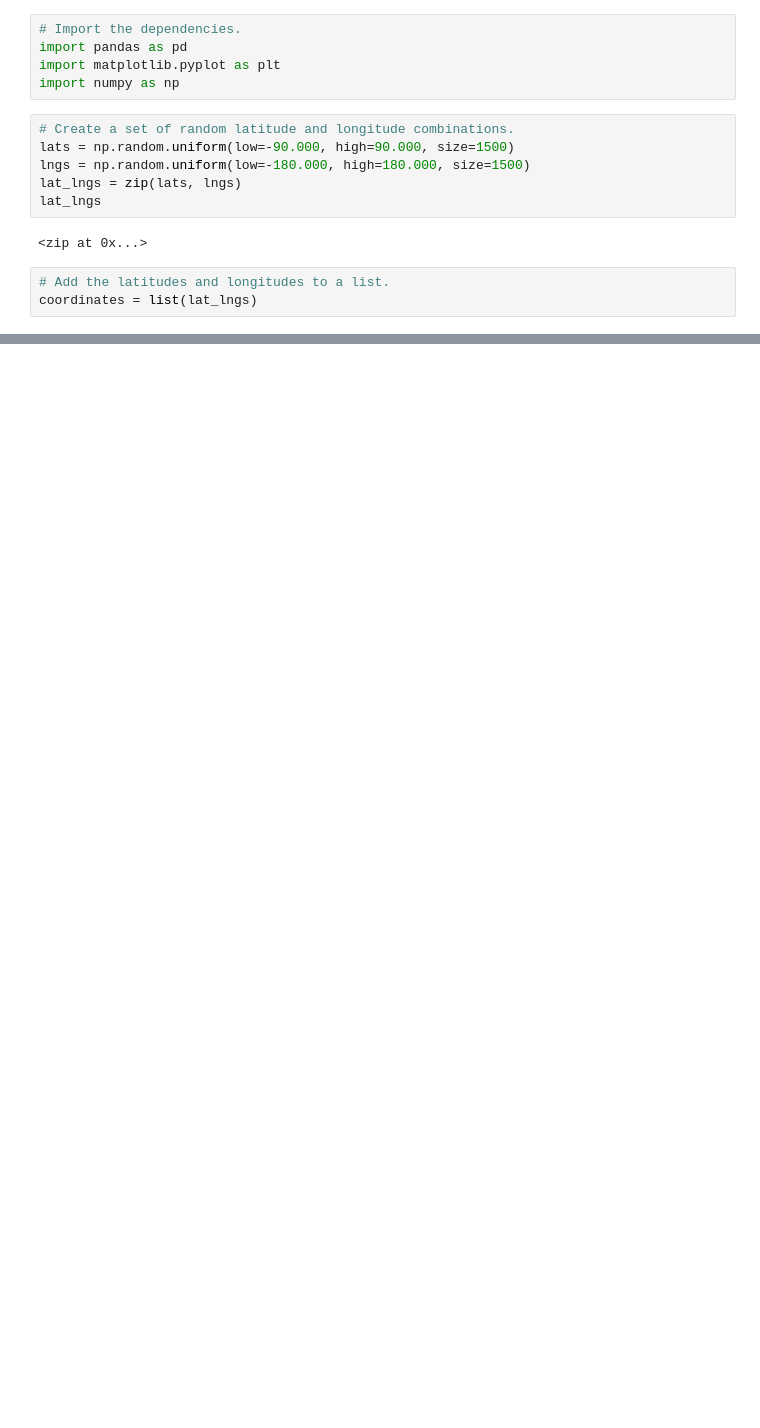
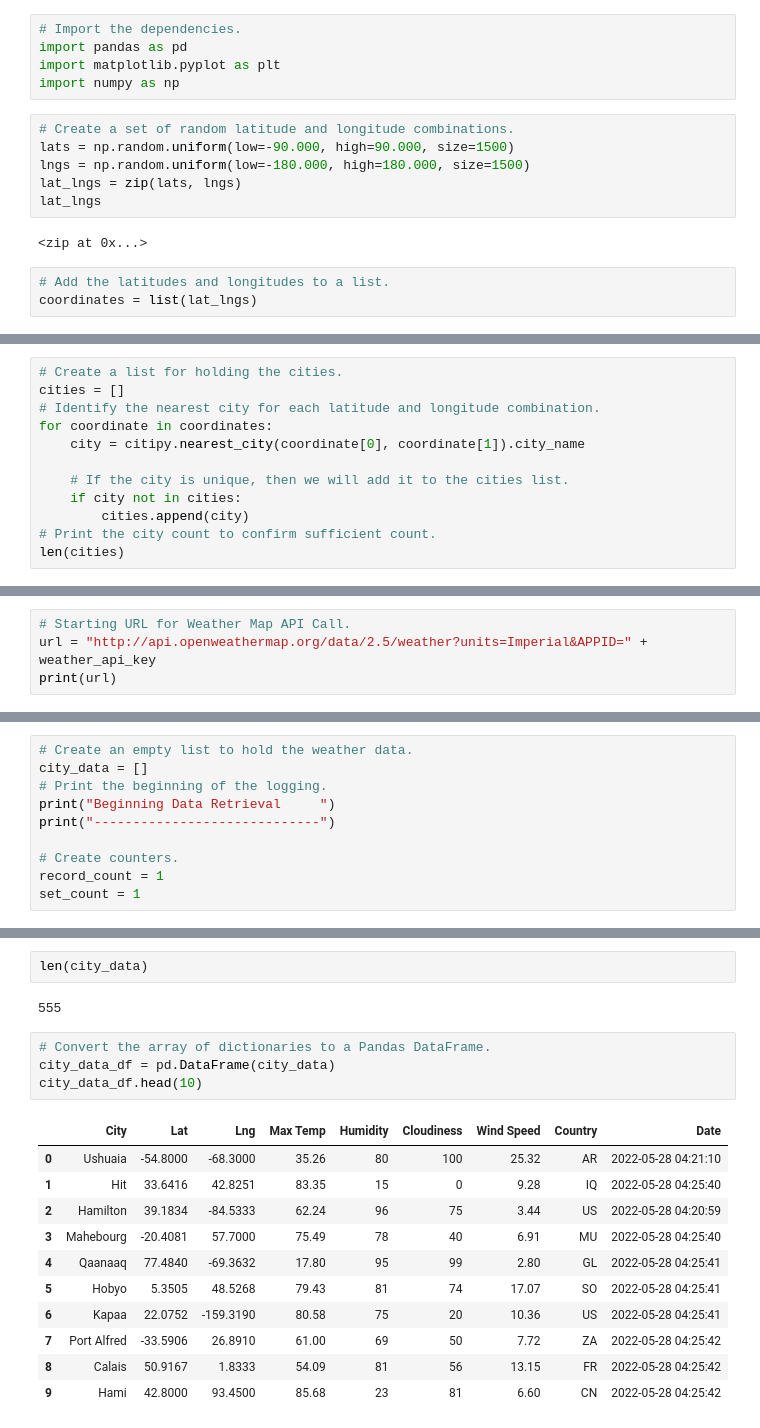
Before and after one commit to akthersr/World_Weather_Analysis, a Jupyter notebook: WeatherPy.ipynb, the cells around one changed output, grey strips where cells are left out. Cells and saved outputs as stored; diff of their text form; blank space fills up the shorter version.

```diff
--- a/WeatherPy.ipynb
+++ b/WeatherPy.ipynb
@@ -38,0 +41,12 @@ for coordinate in coordinates:
+# %%
+# Create a list for holding the cities.
+cities = []
+# Identify the nearest city for each latitude and longitude combination.
+for coordinate in coordinates:
+    city = citipy.nearest_city(coordinate[0], coordinate[1]).city_name
+
+    # If the city is unique, then we will add it to the cities list.
+    if city not in cities:
+        cities.append(city)
+# Print the city count to confirm sufficient count.
+len(cities)
@@ -38,0 +61,4 @@ for coordinate in coordinates:
+# %%
+# Starting URL for Weather Map API Call.
+url = "http://api.openweathermap.org/data/2.5/weather?units=Imperial&APPID=" + weather_api_key
+print(url)
@@ -38,0 +71,10 @@ for coordinate in coordinates:
+# %%
+# Create an empty list to hold the weather data.
+city_data = []
+# Print the beginning of the logging.
+print("Beginning Data Retrieval     ")
+print("-----------------------------")
+
+# Create counters.
+record_count = 1
+set_count = 1
@@ -38,0 +152,20 @@ for coordinate in coordinates:
+# %%
+len(city_data)
+# %% [output]
+555
+# %%
+# Convert the array of dictionaries to a Pandas DataFrame.
+city_data_df = pd.DataFrame(city_data)
+city_data_df.head(10)
+# %% [output]
+|  | City | Lat | Lng | Max Temp | Humidity | Cloudiness | Wind Speed | Country | Date |
+| 0 | Ushuaia | -54.8000 | -68.3000 | 35.26 | 80 | 100 | 25.32 | AR | 2022-05-28 04:21:10 |
+| 1 | Hit | 33.6416 | 42.8251 | 83.35 | 15 | 0 | 9.28 | IQ | 2022-05-28 04:25:40 |
+| 2 | Hamilton | 39.1834 | -84.5333 | 62.24 | 96 | 75 | 3.44 | US | 2022-05-28 04:20:59 |
+| 3 | Mahebourg | -20.4081 | 57.7000 | 75.49 | 78 | 40 | 6.91 | MU | 2022-05-28 04:25:40 |
+| 4 | Qaanaaq | 77.4840 | -69.3632 | 17.80 | 95 | 99 | 2.80 | GL | 2022-05-28 04:25:41 |
+| 5 | Hobyo | 5.3505 | 48.5268 | 79.43 | 81 | 74 | 17.07 | SO | 2022-05-28 04:25:41 |
+| 6 | Kapaa | 22.0752 | -159.3190 | 80.58 | 75 | 20 | 10.36 | US | 2022-05-28 04:25:41 |
+| 7 | Port Alfred | -33.5906 | 26.8910 | 61.00 | 69 | 50 | 7.72 | ZA | 2022-05-28 04:25:42 |
+| 8 | Calais | 50.9167 | 1.8333 | 54.09 | 81 | 56 | 13.15 | FR | 2022-05-28 04:25:42 |
+| 9 | Hami | 42.8000 | 93.4500 | 85.68 | 23 | 81 | 6.60 | CN | 2022-05-28 04:25:42 |
```
Also changed, not shown: parts of 11 cells of this notebook, 6 other files.
